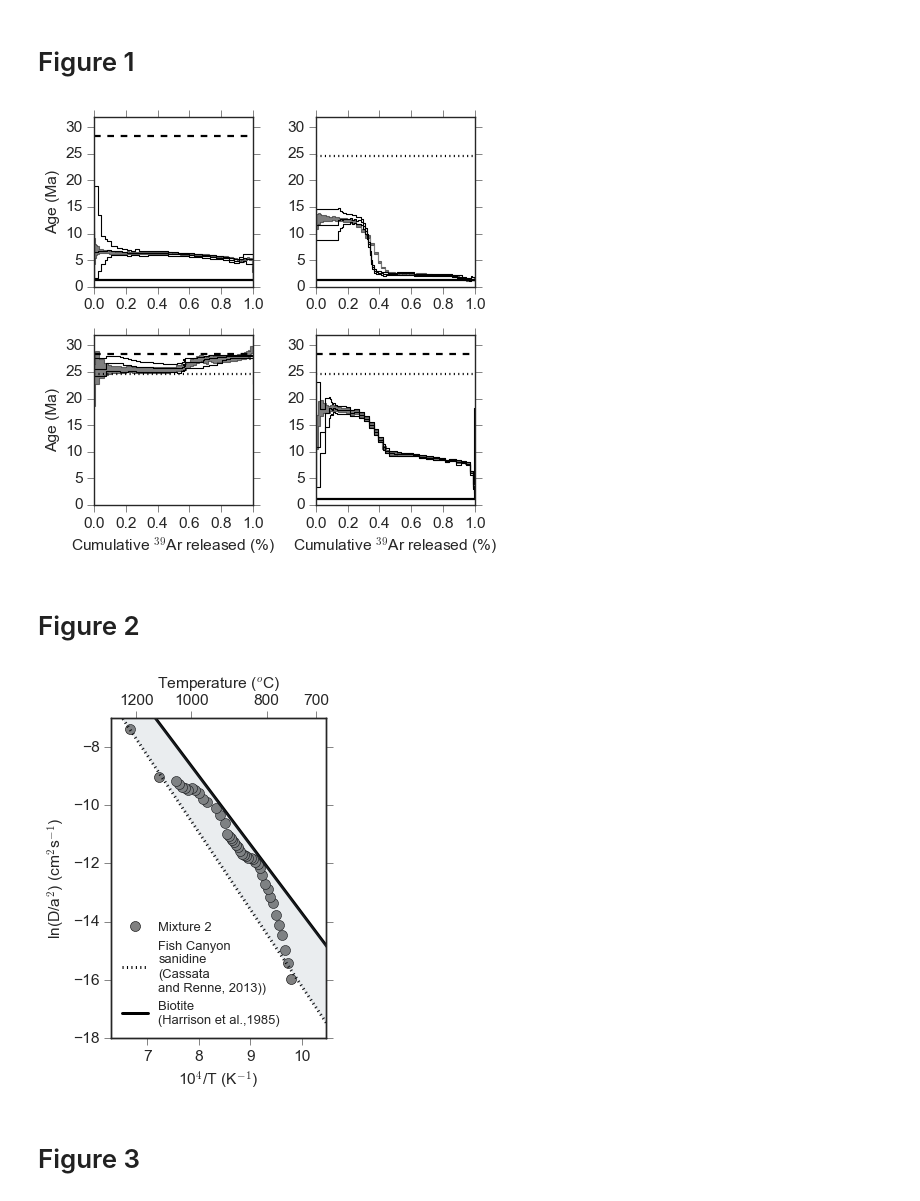
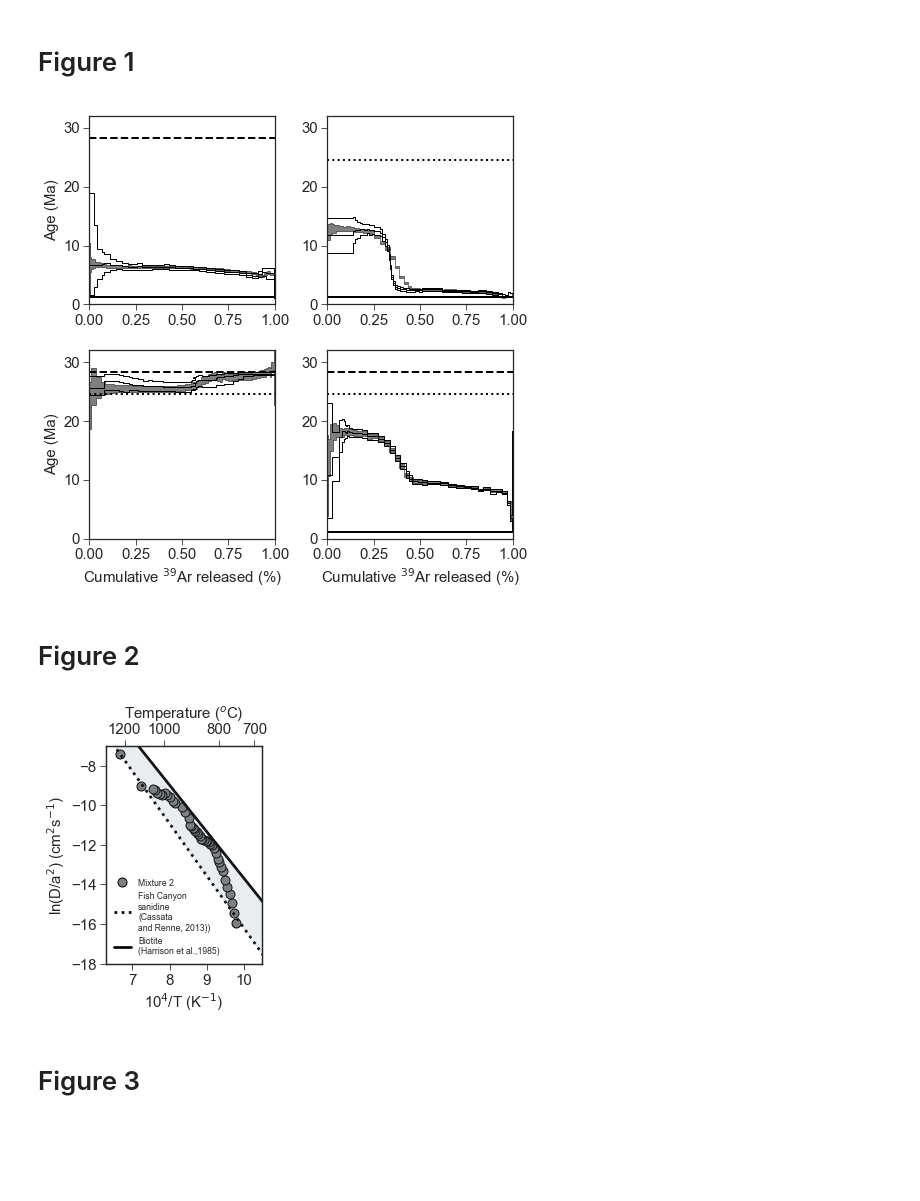
Before and after one commit to jackcarter9/Bayesian-multi-component-40Ar-39Ar-dating, a Jupyter notebook: Code/Plots in paper and Supplement/Plots for Paper.ipynb, the cells around one changed output. Cells and saved outputs as stored; diff of their text form; code cells hidden in the pictures; blank space fills up the shorter version.

```diff
--- a/Code/Plots in paper and Supplement/Plots for Paper.ipynb
+++ b/Code/Plots in paper and Supplement/Plots for Paper.ipynb
@@ -139,16 +142,19 @@ z = np.random.normal(220, 5, 500)
 import matplotlib.pyplot as plt
 font = {'family' : 'Arial',
         'weight' : 'normal',
-        'size'   : 9}
+        'size'   : 15}
 
-fig, ax = plt.subplots(2,2, figsize = (6,6))
+plt.rc("font", **font)
+
+fig, ax = plt.subplots(2,2, figsize = (3.54331*2,3.54331*2))
 # Top Left - TCR + ACs
 
 ax[0,0].fill_between(f4, age_low4, age_high4,
-                    alpha = 1, color = 'None',
+                    alpha = 1, facecolor = 'None',
                      edgecolor = 'k',
                 label = '95% Credible Interval',
                     step = 'pre')
+
 ax[0,0].plot(f4, age_m4, lw = 1, color = 'k',
         label = 'Mean Posterior \n Predicitive Model',
             drawstyle = 'steps')
@@ -168,7 +174,7 @@ ax[0,0].set_ylabel('Age (Ma)')
 # Top Right HB-D1 + ACS
 
 ax[0,1].fill_between(f1, age_low1, age_high1,
-                    alpha = 1, color = 'w',
+                    alpha = 1, facecolor = 'w',
                      edgecolor = 'k',
                 label = '95% Credible Interval',
                     step = 'pre')
@@ -189,7 +195,7 @@ ax[0,1].fill_between(f_data1, age_data1 - age_err1,
 
 # Bottom Left HBD1 + TCR
 ax[1,0].fill_between(f2, age_low2, age_high2,
-                    alpha = 1, color = 'None',
+                    alpha = 1, facecolor = 'None',
                      edgecolor = 'k',
                 label = '95% Credible Interval',
                     step = 'pre')
@@ -214,7 +220,7 @@ ax[1,0].set_ylabel('Age (Ma)')
 # Bottom Right
 
 ax[1,1].fill_between(f3, age_low3, age_high3,
-                    alpha = 1, color = 'None',
+                    alpha = 1, facecolor = 'None',
                      edgecolor = 'k',
                 label = '95% Credible Interval',
                     step = 'pre')
@@ -259,8 +265,9 @@ ax[1,1].axhline(24.6, ls = ':', lw = 2, color= 'k', label = 'HD-B1')
 
 
 plt.tight_layout()
+plt.savefig('vm_age_spec_fig1.pdf')
 # %% [output]
-[figure, old version]
+[figure, new version]
 # %% [markdown]
 # Figure 2
 # %%
@@ -333,7 +340,7 @@ log_ac = np.log(d_acs/(0.002**2))
 log_hb = np.log(d_hb/(0.002**2))
 
 # HB + ACS
-fig, ax = plt.subplots(figsize = (4, 4 + golden_r))
+fig, ax = plt.subplots(figsize = (3.54331, 3.54331 + 1.2))
 ax.plot(tplot1, arr1,
           'o', markerfacecolor = 'grey',
           markeredgecolor = 'k',
@@ -343,35 +350,36 @@ ax.set_xlabel('10$^{4}$/T (K$^{-1}$)')
 ax.set_ylabel('ln(D/a$^{2}$) (cm$^{2}$s$^{-1}$)')
 ax.locator_params(axis='y', nbins=6)
 ax.locator_params(axis='x', nbins=6)
 
 #### Temp #####
 
 ax2 = ax.twiny()
 
 Tdc = np.array([700, 800, 1000 , 1200])
 Tp = 10e3/(Tdc + 273.15)
 labels = list(['700', '800', '1000',
               '1200'])
 ax2.plot(tplot1, arr1, alpha = 0)
 ax2.set_xlabel('Temperature ($^{o}$C)')
 ax.set_xlim(Tp.min() -0.5, Tp.max()+ 0.2)
 ax2.set_xlim(Tp.min() -0.5, Tp.max()+ 0.2)
 
 ax2.set_xlabel('Temperature ($^{o}$C)')
 ax2.set_xticks(Tp)
 ax2.set_xticklabels(labels)
 
 plt.fill_between(tplots, log_ac, log_hb,
                  color = 'lightslategray', alpha =0.15)
 
 ax.plot(tplots, log_ac,':k', lw = 2.7, label = 'Fish Canyon\nsanidine\n(Cassata\nand Renne, 2013))')
 ax.plot(tplots, log_hb,'-k', lw = 2.7, label = 'Biotite\n(Harrison et al.,1985)')
 ax.set_ylim(-18, -7)
 
-ax.legend(loc = 'best', fontsize = 'small')
+ax.legend(loc = 'best', fontsize = 'xx-small')
 plt.tight_layout()
+plt.savefig('jc_fig2_paper.pdf')
 # %% [output]
-[figure, old version]
+[figure, new version]
 # %%
 grid = np.linspace(200, 240, 50)
 y = kde_scipy(z, grid, bandwidth = 2)
```
Also changed, not shown: parts of 29 cells of this notebook.
